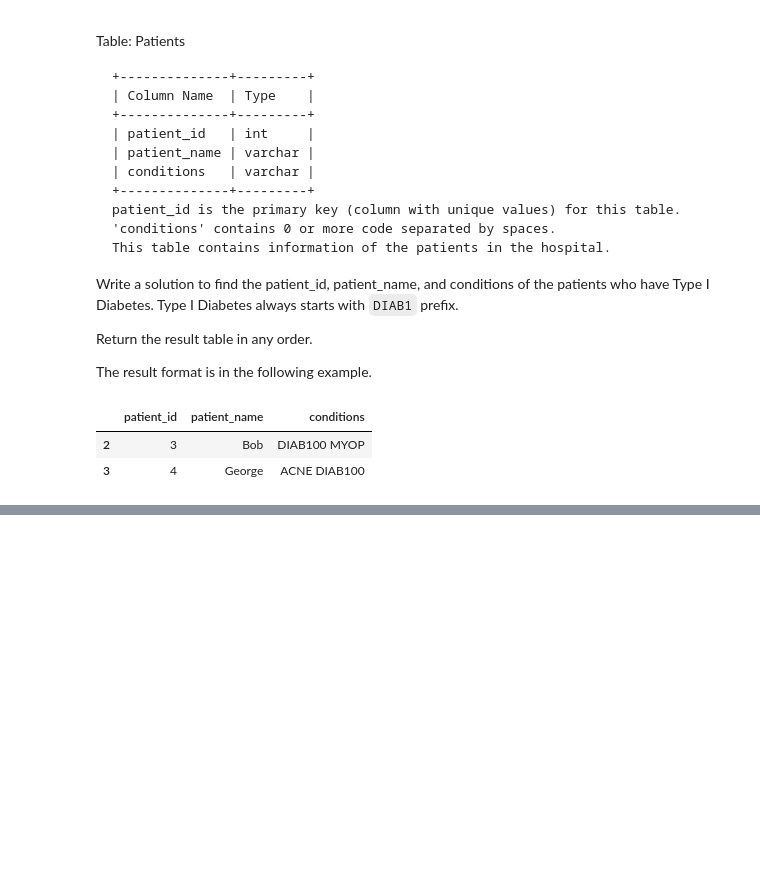
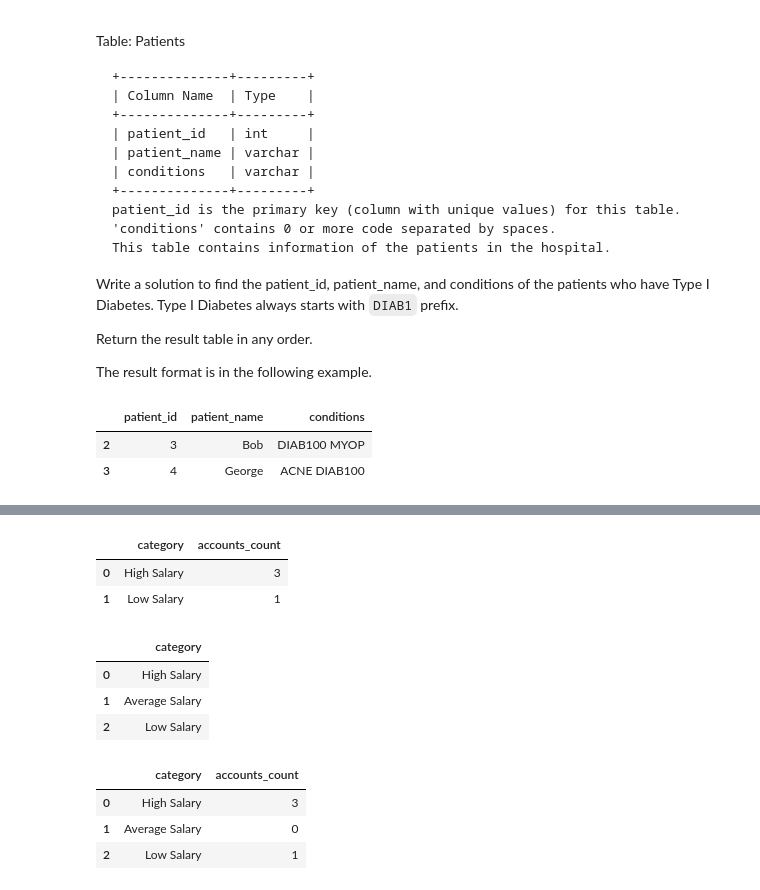
Before and after one commit to drwslv/LeetCode-Pandas, a Jupyter notebook: examples_1.ipynb, the cells around one changed output, grey strips where cells are left out. Drawn from its saved outputs; the diff is of its cells as text; code cells hidden in the pictures; blank space fills up the shorter version.

```diff
--- a/examples_1.ipynb
+++ b/examples_1.ipynb
@@ -3029,0 +3080,28 @@ find_patients(patients)
+# %%
+accounts['category'] = 'Average Salary'
+accounts.loc[ accounts['income'] < 20000, ['category'] ] = 'Low Salary'
+accounts.loc[ accounts['income'] > 50000, ['category'] ] = 'High Salary'
+df = accounts.groupby('category', as_index=False).agg(accounts_count=('account_id','count'))
+df
+# %% [output]
+|  | category | accounts_count |
+| 0 | High Salary | 3 |
+| 1 | Low Salary | 1 |
+# %%
+data = ['High Salary', 'Average Salary', 'Low Salary']
+df_cat = pd.DataFrame(data, columns=['category'])
+df_cat
+# %% [output]
+|  | category |
+| 0 | High Salary |
+| 1 | Average Salary |
+| 2 | Low Salary |
+# %%
+df = pd.merge(df_cat, df, how='left', on='category')
+df.loc[ df['accounts_count'].isna(), ['accounts_count'] ] = 0
+df
+# %% [output]
+|  | category | accounts_count |
+| 0 | High Salary | 3 |
+| 1 | Average Salary | 0 |
+| 2 | Low Salary | 1 |
```
Also changed, not shown: parts of 4 cells of this notebook.
